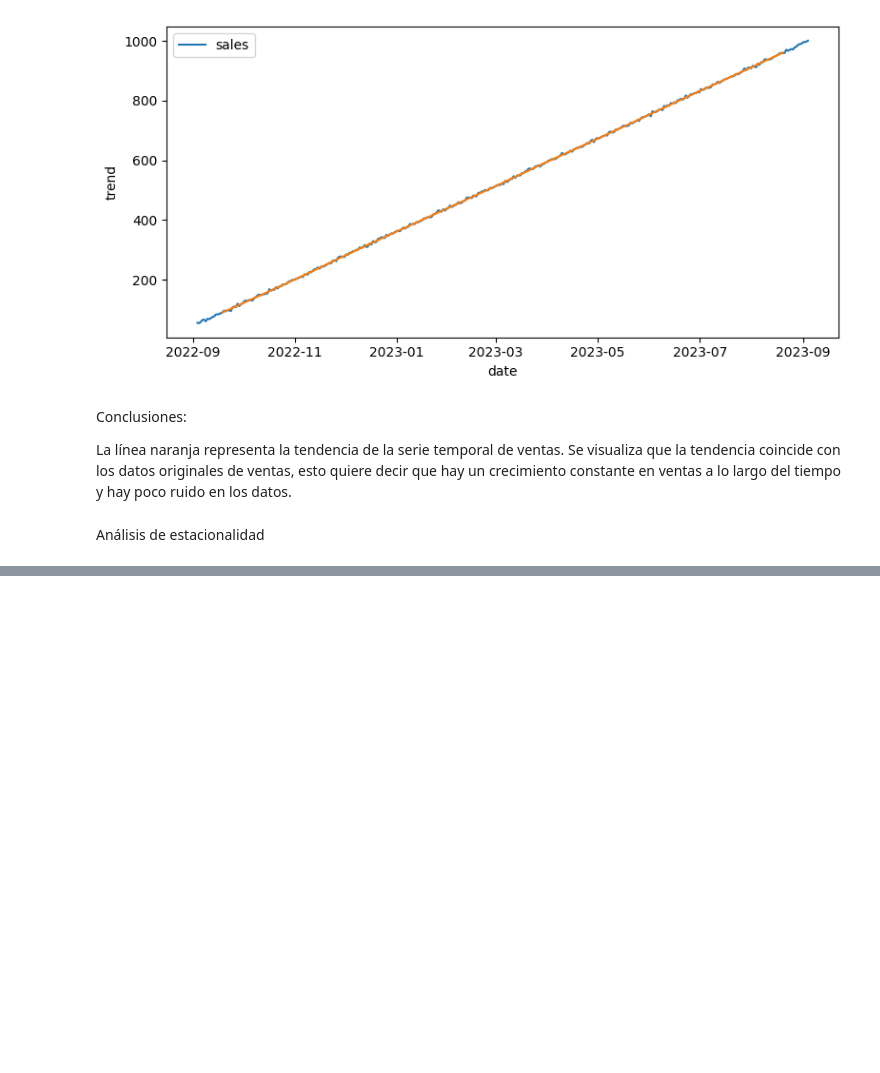
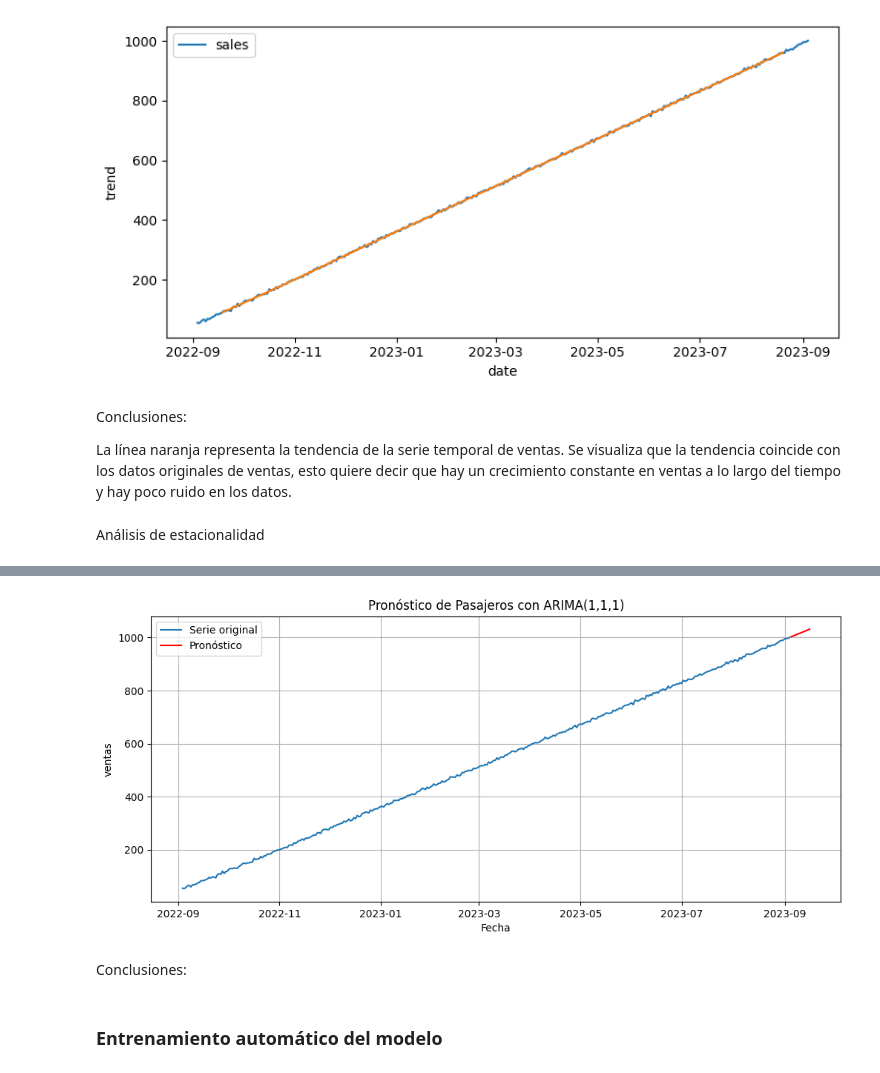
Before and after one commit to 4GeeksAcademy/machine-learning-python-series_temporales_melissahm, a Jupyter notebook: src/explore.ipynb, the cells around one changed output, grey strips where cells are left out. Cells and saved outputs as stored; diff of their text form; code cells hidden in the pictures; blank space fills up the shorter version.

```diff
--- a/src/explore.ipynb
+++ b/src/explore.ipynb
@@ -131,0 +177,8 @@ En esta serie temporal predomina la tendencia ascendente.
+# %%
+p = 1
+d = 1
+q = 1
+
+modelo_arima = ARIMA(df["sales"], order=(p,d,q))
+
+resultado_arima = modelo_arima.fit()
@@ -131,0 +187,4 @@ En esta serie temporal predomina la tendencia ascendente.
+# %%
+# Pronóstico para los próximos 12 meses
+predicciones = resultado_arima.predict(start=len(df), end=len(df)+11)
+predicciones
@@ -131,0 +205,17 @@ En esta serie temporal predomina la tendencia ascendente.
+# %%
+# Graficar pronóstico
+plt.figure(figsize=(12,5))
+plt.plot(df, label='Serie original')
+plt.plot(predicciones, label='Pronóstico', color='red')
+plt.title("Pronóstico de Pasajeros con ARIMA(1,1,1)")
+plt.xlabel("Fecha")
+plt.ylabel("ventas")
+plt.legend()
+plt.grid(True)
+plt.show()
+# %% [output]
+[figure, added]
+# %% [markdown]
+Conclusiones:
+# %% [markdown]
+### Entrenamiento automático del modelo
```
Also changed, not shown: parts of 20 cells of this notebook.
